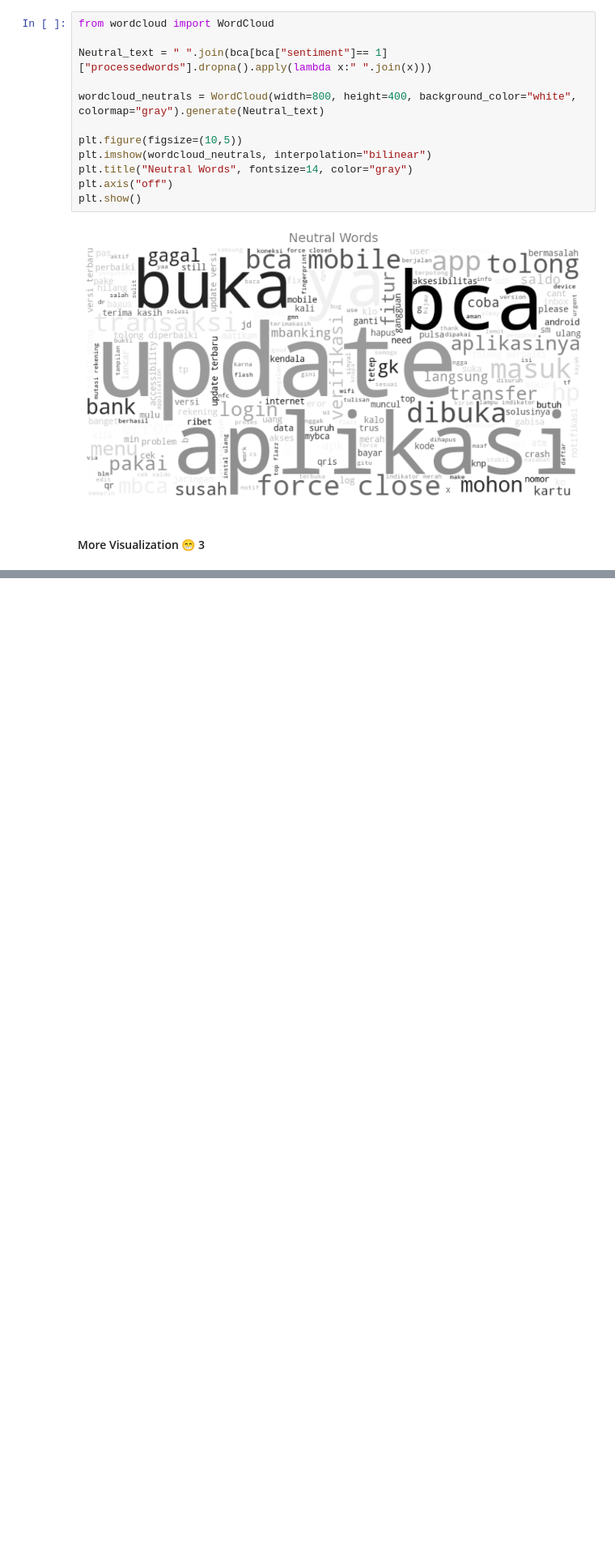
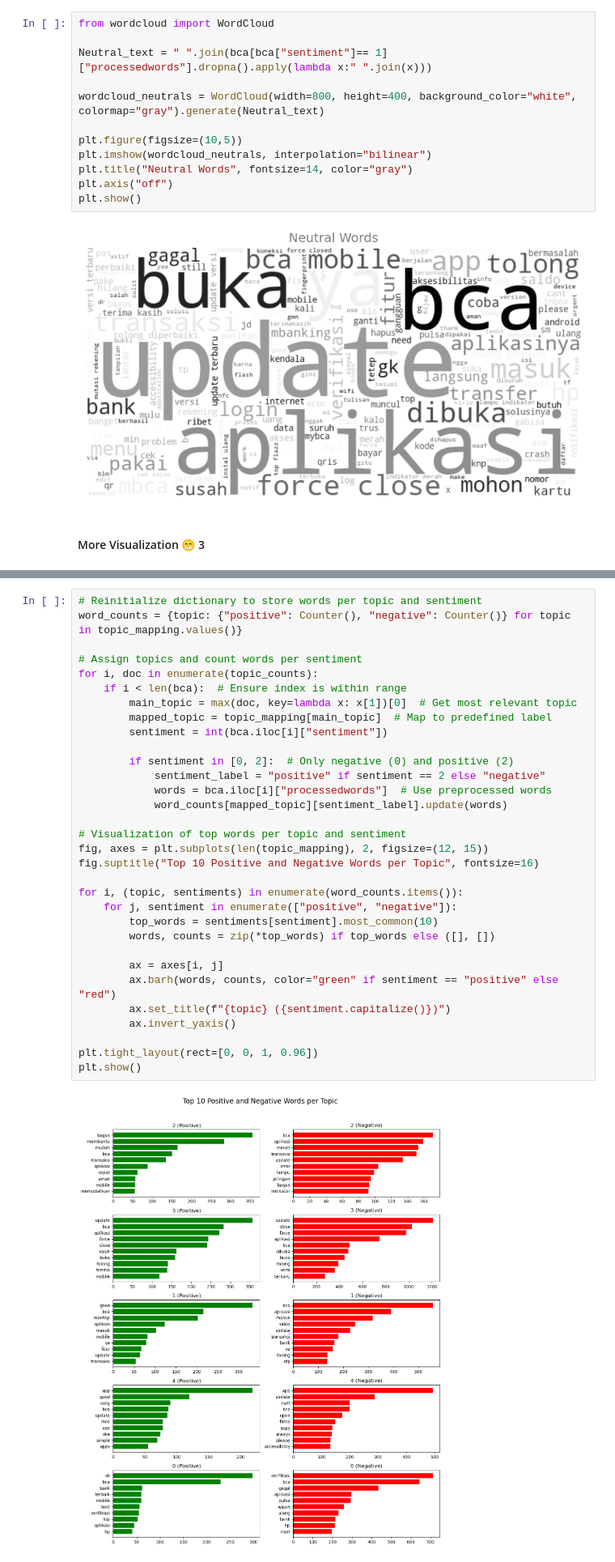
Before and after one commit to darrenxx3/Sentiment-Analysis-thesis-v2, a Jupyter notebook: dataexploration.ipynb, the cells around one changed output, grey strips where cells are left out. Shown at 81% size. Drawn from its saved outputs; the diff is of its cells as text; blank space fills up the shorter version.

```diff
--- a/dataexploration.ipynb
+++ b/dataexploration.ipynb
@@ -322,3 +323,37 @@ plt.show
 # %% [output]
 <function matplotlib.pyplot.show(close=None, block=None)>
 [figure]
+# %%
+# Reinitialize dictionary to store words per topic and sentiment
+word_counts = {topic: {"positive": Counter(), "negative": Counter()} for topic in topic_mapping.values()}
+
+# Assign topics and count words per sentiment
+for i, doc in enumerate(topic_counts):
+    if i < len(bca):  # Ensure index is within range
+        main_topic = max(doc, key=lambda x: x[1])[0]  # Get most relevant topic
+        mapped_topic = topic_mapping[main_topic]  # Map to predefined label
+        sentiment = int(bca.iloc[i]["sentiment"])
+
+        if sentiment in [0, 2]:  # Only negative (0) and positive (2)
+            sentiment_label = "positive" if sentiment == 2 else "negative"
+            words = bca.iloc[i]["processedwords"]  # Use preprocessed words
+            word_counts[mapped_topic][sentiment_label].update(words)
+
+# Visualization of top words per topic and sentiment
+fig, axes = plt.subplots(len(topic_mapping), 2, figsize=(12, 15))
+fig.suptitle("Top 10 Positive and Negative Words per Topic", fontsize=16)
+
+for i, (topic, sentiments) in enumerate(word_counts.items()):
+    for j, sentiment in enumerate(["positive", "negative"]):
+        top_words = sentiments[sentiment].most_common(10)
+        words, counts = zip(*top_words) if top_words else ([], [])
+
+        ax = axes[i, j]
+        ax.barh(words, counts, color="green" if sentiment == "positive" else "red")
+        ax.set_title(f"{topic} ({sentiment.capitalize()})")
+        ax.invert_yaxis()
+
+plt.tight_layout(rect=[0, 0, 1, 0.96])
+plt.show()
+# %% [output]
+[figure, added]
```
Also changed, not shown: parts of 2 cells of this notebook, 3 other files.
